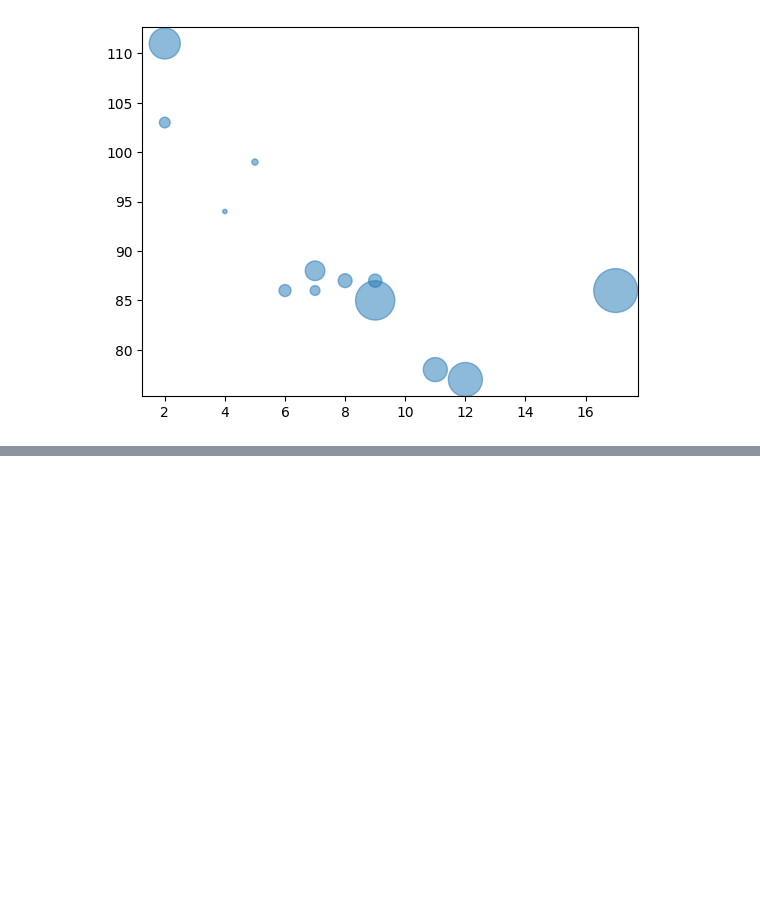
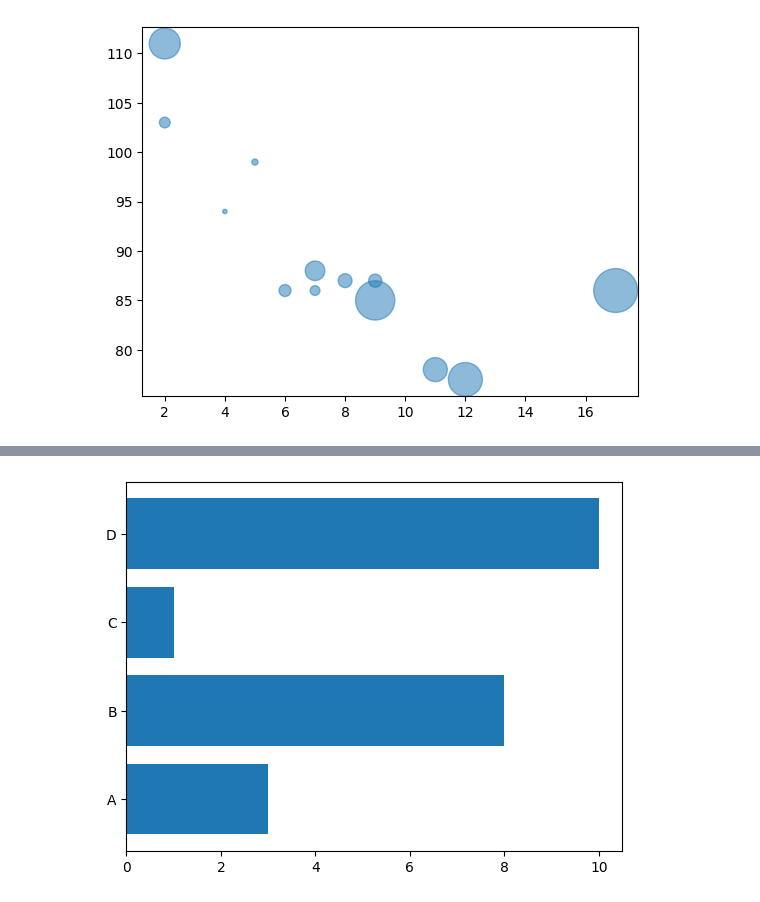
Before and after one commit to Dhanraj-SH/Learning_python, a Jupyter notebook: Mathplotlib/mathplotlib.ipynb, the cells around one changed output, grey strips where cells are left out. Saved outputs shown, nothing was run; the diff lists cells and outputs as text; code cells hidden in the pictures; blank space fills up the shorter version.

```diff
--- a/Mathplotlib/mathplotlib.ipynb
+++ b/Mathplotlib/mathplotlib.ipynb
@@ -750,0 +772,10 @@ plt.show()
+# %%
+#Horizontal Bars - we can display the bars horizontally instead of vertically by using the barh() function.
+
+x = np.array(["A", "B", "C", "D"])
+y = np.array([3, 8, 1, 10])
+
+plt.barh(x, y)
+plt.show()
+# %% [output]
+[figure, added]
```
Also changed, not shown: parts of 18 cells of this notebook.
